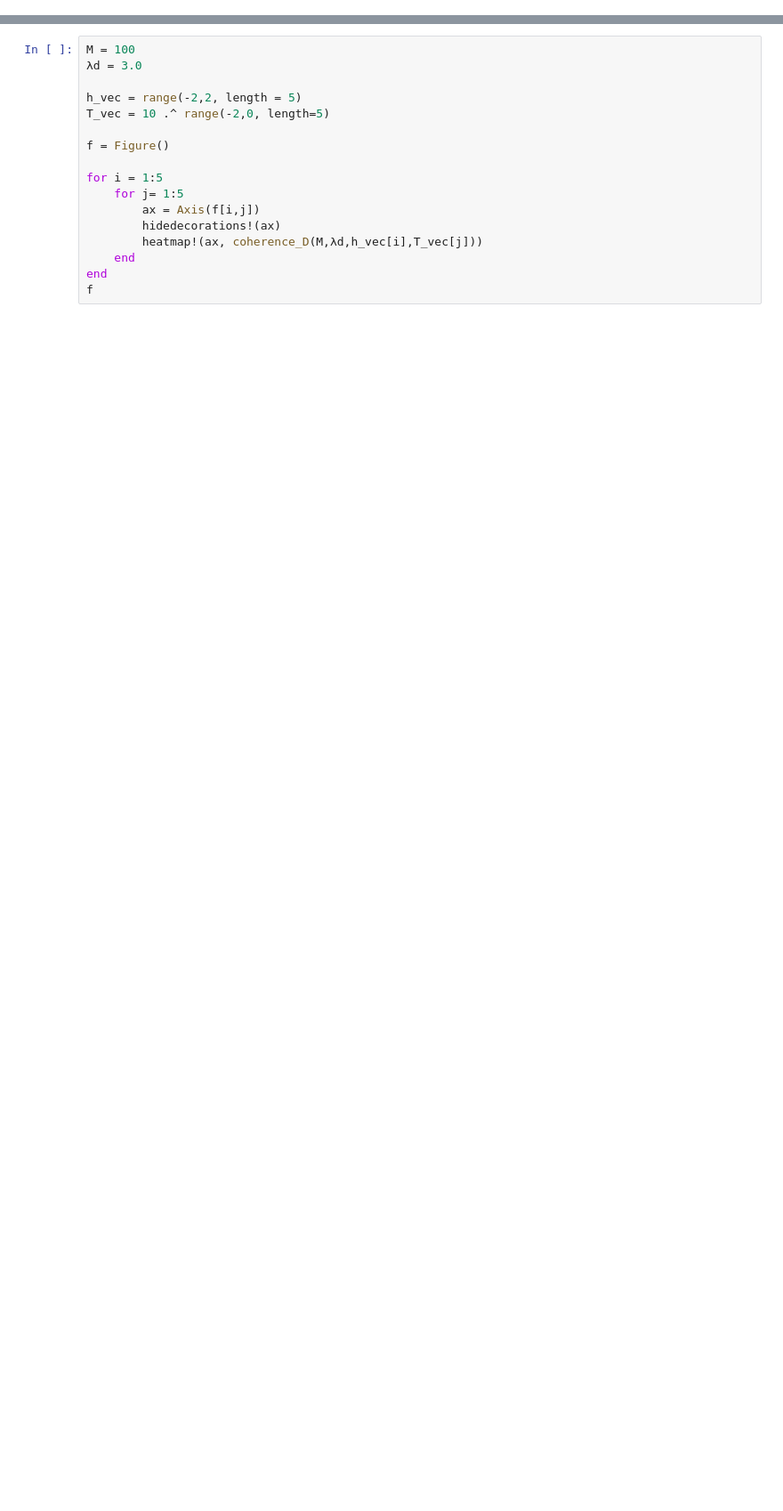
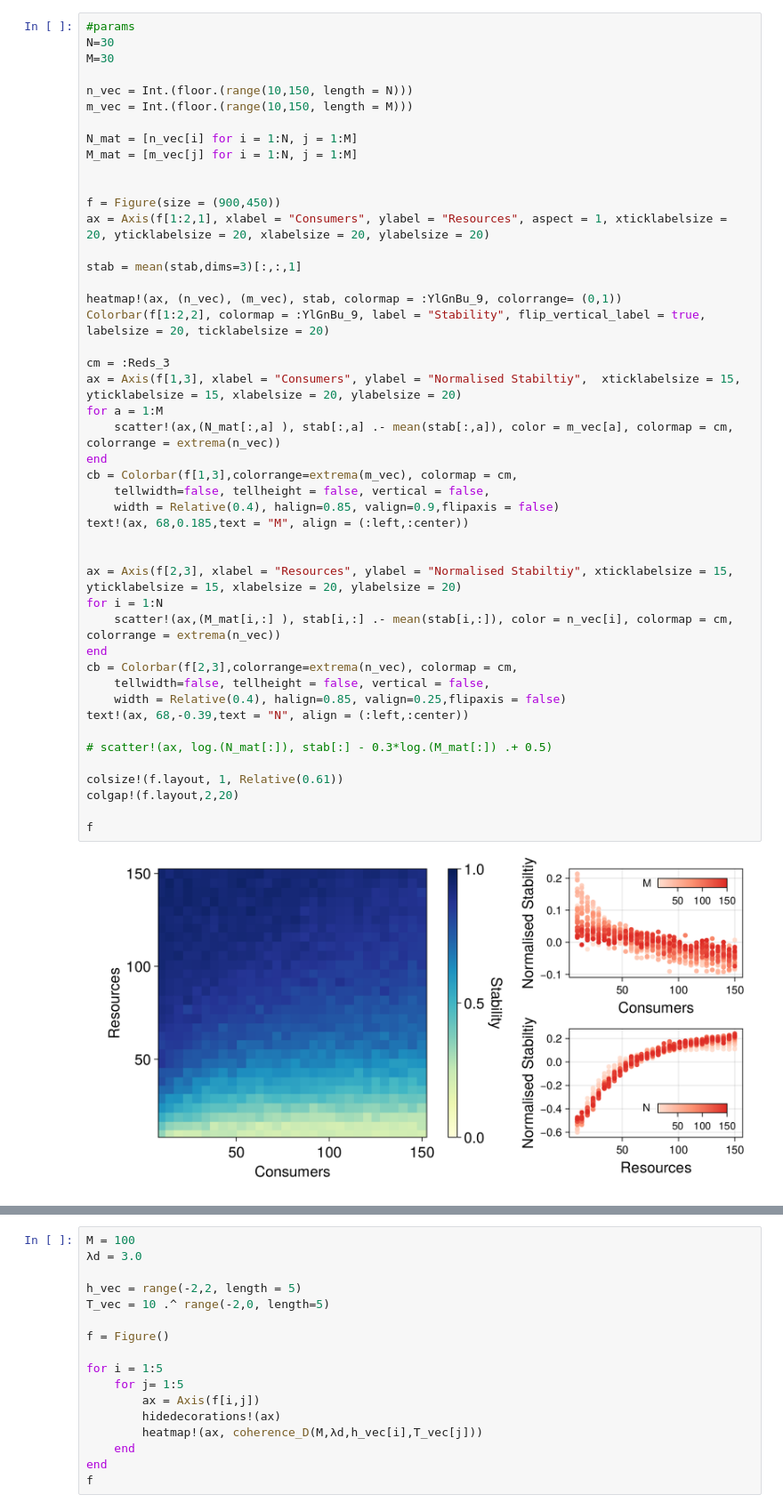
Before and after one commit to CleggTom/MiCRM_stability, a Jupyter notebook: Notebooks/Untitled1.ipynb, the cells around one changed output, grey strips where cells are left out. Shown at 89% size. Saved outputs shown, nothing was run; the diff lists cells and outputs as text; blank space fills up the shorter version.

```diff
--- a/Notebooks/Untitled1.ipynb
+++ b/Notebooks/Untitled1.ipynb
@@ -290,0 +140,48 @@ f
+# %%
+#params
+N=30
+M=30
+
+n_vec = Int.(floor.(range(10,150, length = N)))
+m_vec = Int.(floor.(range(10,150, length = M)))
+
+N_mat = [n_vec[i] for i = 1:N, j = 1:M]
+M_mat = [m_vec[j] for i = 1:N, j = 1:M]
+
+
+f = Figure(size = (900,450))
+ax = Axis(f[1:2,1], xlabel = "Consumers", ylabel = "Resources", aspect = 1, xticklabelsize = 20, yticklabelsize = 20, xlabelsize = 20, ylabelsize = 20)
+
+stab = mean(stab,dims=3)[:,:,1]
+
+heatmap!(ax, (n_vec), (m_vec), stab, colormap = :YlGnBu_9, colorrange= (0,1))
+Colorbar(f[1:2,2], colormap = :YlGnBu_9, label = "Stability", flip_vertical_label = true, labelsize = 20, ticklabelsize = 20)
+
+cm = :Reds_3
+ax = Axis(f[1,3], xlabel = "Consumers", ylabel = "Normalised Stabiltiy",  xticklabelsize = 15, yticklabelsize = 15, xlabelsize = 20, ylabelsize = 20)
+for a = 1:M
+    scatter!(ax,(N_mat[:,a] ), stab[:,a] .- mean(stab[:,a]), color = m_vec[a], colormap = cm, colorrange = extrema(n_vec))
+end
+cb = Colorbar(f[1,3],colorrange=extrema(m_vec), colormap = cm,
+    tellwidth=false, tellheight = false, vertical = false,
+    width = Relative(0.4), halign=0.85, valign=0.9,flipaxis = false)
+text!(ax, 68,0.185,text = "M", align = (:left,:center))
+
+
+ax = Axis(f[2,3], xlabel = "Resources", ylabel = "Normalised Stabiltiy", xticklabelsize = 15, yticklabelsize = 15, xlabelsize = 20, ylabelsize = 20)
+for i = 1:N
+    scatter!(ax,(M_mat[i,:] ), stab[i,:] .- mean(stab[i,:]), color = n_vec[i], colormap = cm, colorrange = extrema(n_vec))
+end
+cb = Colorbar(f[2,3],colorrange=extrema(n_vec), colormap = cm,
+    tellwidth=false, tellheight = false, vertical = false,
+    width = Relative(0.4), halign=0.85, valign=0.25,flipaxis = false)
+text!(ax, 68,-0.39,text = "N", align = (:left,:center))
+
+# scatter!(ax, log.(N_mat[:]), stab[:] - 0.3*log.(M_mat[:]) .+ 0.5)
+
+colsize!(f.layout, 1, Relative(0.61))
+colgap!(f.layout,2,20)
+
+f
+# %% [output]
+[figure, added]
```
Also changed, not shown: parts of 22 cells of this notebook, 21 other files.
